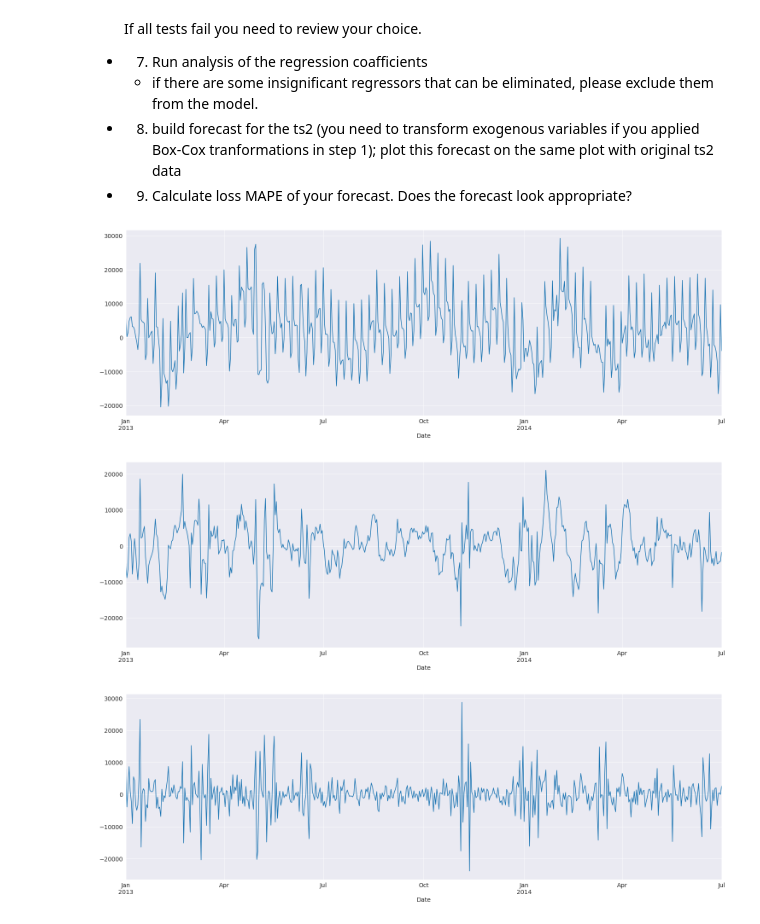
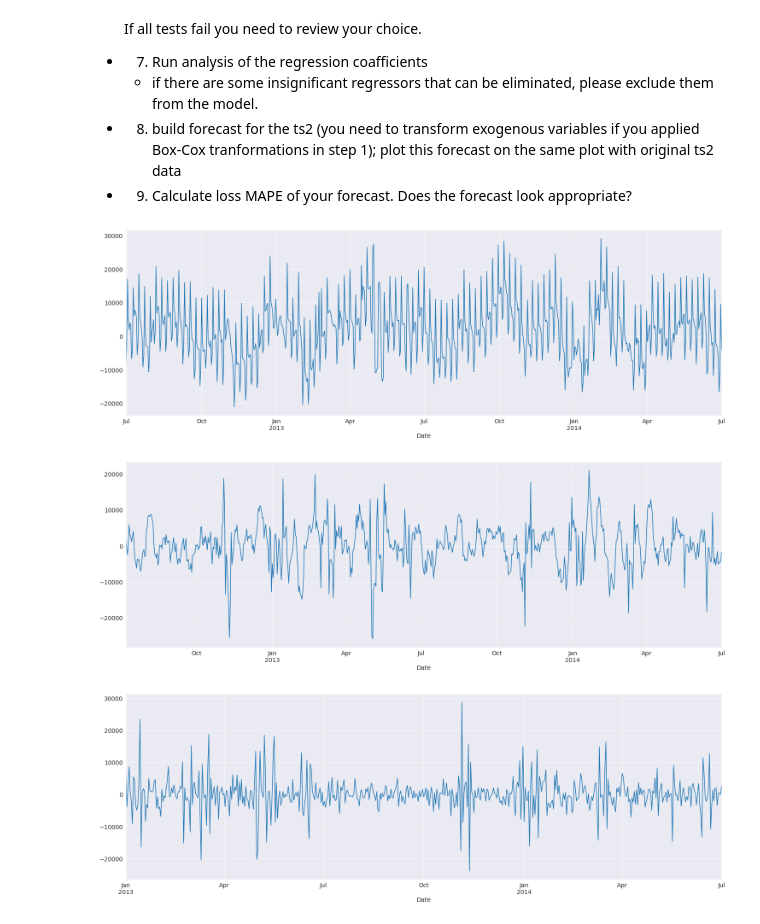
Before and after one commit to zhus-dika/ts_forecasting, a Jupyter notebook: zhussupova_w2022_23_hw2.ipynb, the cells around one changed output. Cells and saved outputs as stored; diff of their text form; code cells hidden in the pictures.

```diff
--- a/zhussupova_w2022_23_hw2.ipynb
+++ b/zhussupova_w2022_23_hw2.ipynb
@@ -199,19 +219,19 @@ ts2 = ts.iloc[split_idx:]
 # %%
 # seasonal differencing 1
 s = 365
 ts_sdiff = (ts - ts.shift(s)).iloc[s:]
-ts_sdiff['EnergyConsumption']['2013':'2014'].plot(figsize=(25,8))
+ts_sdiff['EnergyConsumption']['2012':'2014'].plot(figsize=(25,8))
 plt.show()
 # %% [output]
-[figure, old version]
+[figure, new version]
 # %%
 # seasonal differencing 2
 s = 7
 ts_ssdiff = (ts_sdiff - ts_sdiff.shift(s)).iloc[s:]
-ts_ssdiff['EnergyConsumption']['2013':'2014'].plot(figsize=(25,8))
+ts_ssdiff['EnergyConsumption']['2012':'2014'].plot(figsize=(25,8))
 plt.show()
 # %% [output]
-[figure, old version]
+[figure, new version]
 # %%
 # trend differencing
 ts_ssdiff_tdiff = (ts_ssdiff - ts_ssdiff.shift(1)).iloc[1:]
```
Also changed, not shown: parts of 44 cells of this notebook.
